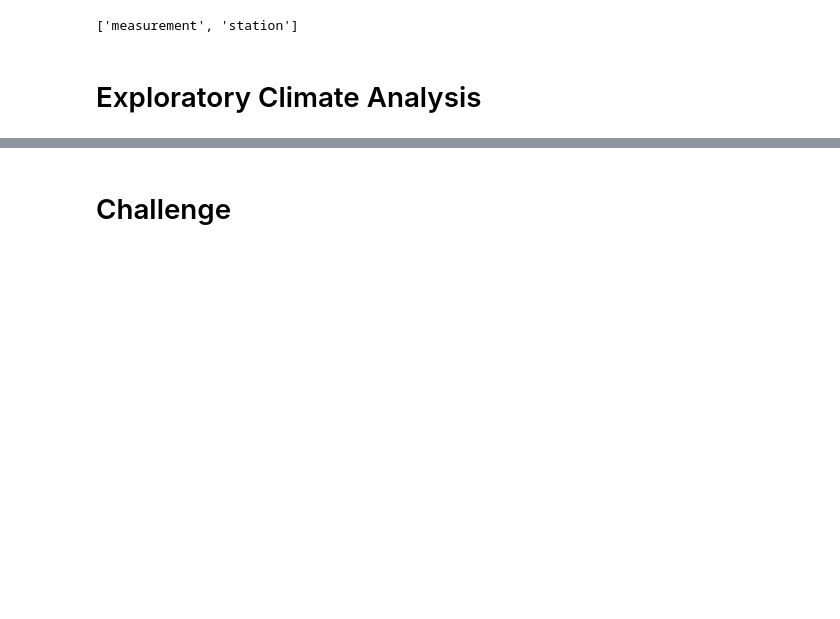
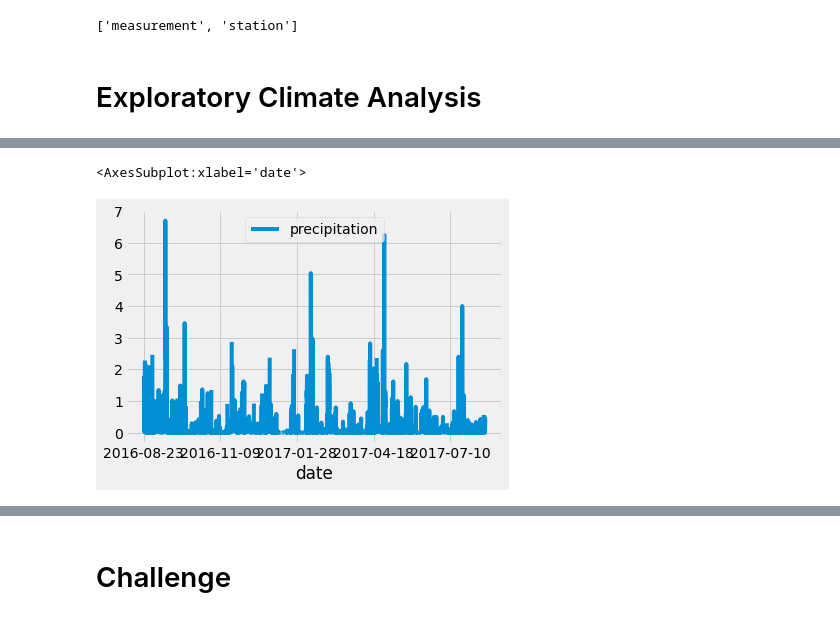
Before and after one commit to SailFish17/surfs_up_Mod_9, a Jupyter notebook: climate_analysis.ipynb, the cells around one changed output, grey strips where cells are left out. Saved outputs shown, nothing was run; the diff lists cells and outputs as text; code cells hidden in the pictures; blank space fills up the shorter version.

```diff
--- a/climate_analysis.ipynb
+++ b/climate_analysis.ipynb
@@ -61,13 +61,42 @@ session = Session(engine)
 # Design a query to retrieve the last 12 months of precipitation data and plot the results.
 #Starting from the last data point in the database.
 
+prev_year = dt.date(2017, 8, 23)
+
 # Calculate the date one year from the last date in data set.
 
-# Perform a query to retrieve the data and precipitation scores
-## results = session.query(Measurement.date, Measurement.prcp).all()
+prev_year = dt.date(2017, 8, 23) - dt.timedelta(days=365)
+
+## Perform a query to retrieve the data and precipitation scores
+## basic query
+# results = session.query(Measurement.date, Measurement.prcp).all()
+
+## Final query with filter for previous year only and add a function that extracts all the results to put them in a list
+
+results = session.query(Measurement.date, Measurement.prcp).filter(Measurement.date >= prev_year).all()
+
+
+#original code was print(results.all()).  This produces an attribute error as list functions have no attributes
+# remove the ".all()" to correct and get print.
+
+#print statement commented out as there is a print later on.
+#print(results)
+
 
 # Save the query results as a Pandas DataFrame and set the index to the date column
 
+df = pd.DataFrame(results, columns=['date','precipitation'])
+
 # Sort the dataframe by date
+#first set the index of the df
+df.set_index(df['date'], inplace=True)
 
-# Use Pandas Plotting with Matplotlib to plot the data
+# #then remove one of the 2 date columns and returns the df, makes it easier to read
+# #this is a check print statement.  Shows the data is there but onsorted.
+# print (df.to_string(index=False))
+
+#then sort the df
+df = df.sort_index()
+
+#use the same print code to print the sorted list without the index
+print (df.to_string(index=False))
@@ -74,2 +121,8 @@ session = Session(engine)
+# %%
+# Use Pandas Plotting with Matplotlib to plot the data
+df.plot()
+# %% [output]
+<AxesSubplot:xlabel='date'>
+[figure, added]
 # %%
 # Use Pandas to calcualte the summary statistics for the precipitation data
```
Also changed, not shown: parts of 2 cells of this notebook.
